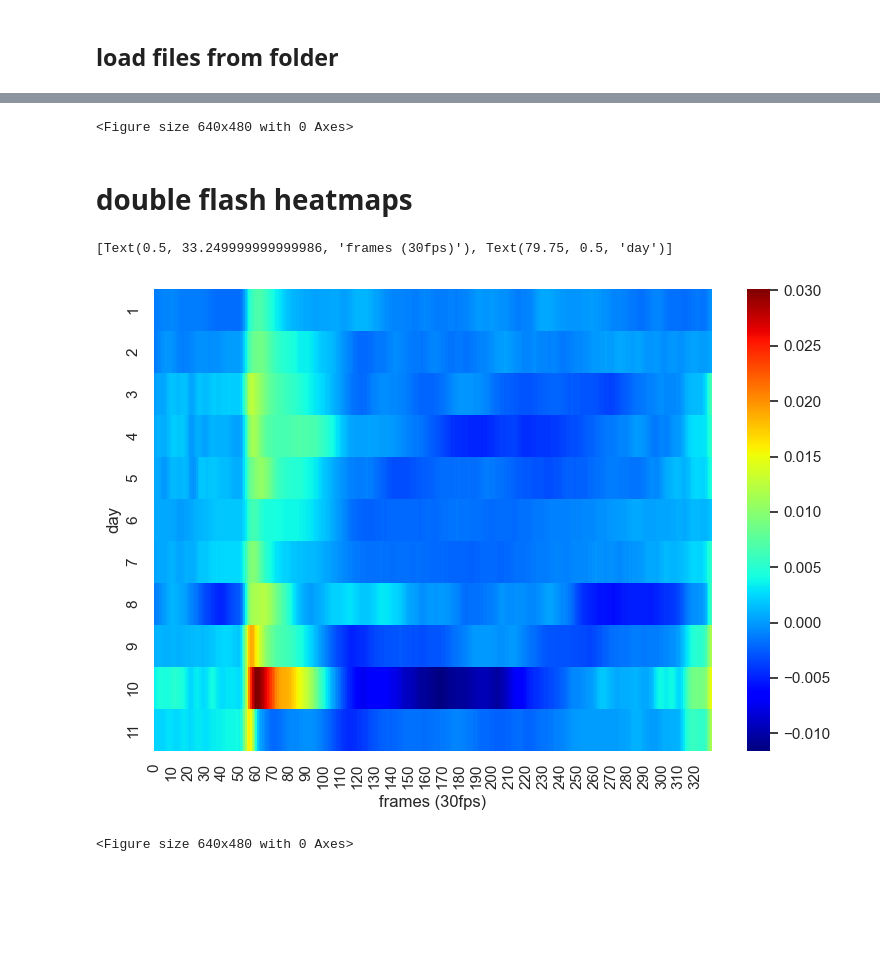
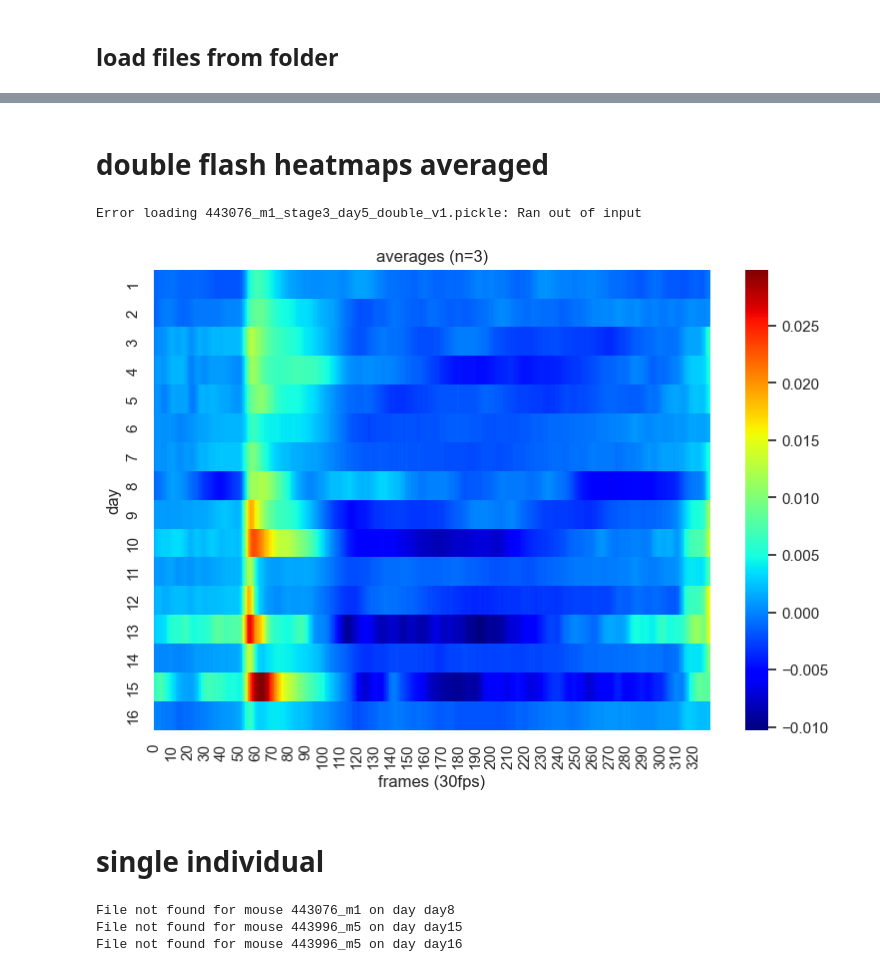
Before and after one commit to ktrap06/corticalanalysis, a Jupyter notebook: Notebook/heatmaps_stage3.ipynb, the cells around one changed output, grey strips where cells are left out. Saved outputs shown, nothing was run; the diff lists cells and outputs as text; code cells hidden in the pictures; blank space fills up the shorter version.

Commit message:
individual heatmaps

```diff
--- a/Notebook/heatmaps_stage3.ipynb
+++ b/Notebook/heatmaps_stage3.ipynb
@@ -10,7 +10,8 @@ import os
 import pickle
 import seaborn as sns
 # %%
-number_of_days = 11 #change this values based on number of days
+number_of_days = 16 #change this values based on number of days
+mice = ["443076_m1", "443076_m3", "443996_m5"]
 # %% [markdown]
 ## load files from folder
 # %%
@@ -67,10 +69,5 @@ ax.set(xlabel="frames (30fps)", ylabel="day")
-# %%
-export_path = "X:/Raymond Lab/1_Kai/3_processed_data/4_heatmaps/single_stage3.png"
-plt.savefig(export_path)
-# %% [output]
-<Figure size 640x480 with 0 Axes>
 # %% [markdown]
-# double flash heatmaps
+# double flash heatmaps averaged
 # %%
 def load_day_d(folder_path, day_name):
     d_v1_path = os.path.join(folder_path, "double", "v1")
@@ -86,17 +83,17 @@ all_averages_d = []
 for day in days:
     folder_path = os.path.join(shared_path, day)
     all_averages_d.append(load_day_d(folder_path, day))
+# %% [output]
+Error loading 443076_m1_stage3_day5_double_v1.pickle: Ran out of input
 # %%
 sns.set_theme()
 f, ax = plt.subplots(figsize=(9, 6))
 sns.heatmap(all_averages_d, cmap = "jet")
 ax.set_yticklabels([str(i) for i in range(1, len(all_averages_d) + 1)])
-ax.set(xlabel="frames (30fps)", ylabel="day")
+ax.set(xlabel="frames (30fps)", ylabel="day", title = "averages (n=3)")
+export_path = "X:/Raymond Lab/1_Kai/3_processed_data/4_heatmaps/double_stage3.png"
+plt.savefig(export_path)
 # %% [output]
-[Text(0.5, 33.249999999999986, 'frames (30fps)'), Text(79.75, 0.5, 'day')]
-[figure, old version]
+[figure, new version]
-# %%
-export_path = "X:/Raymond Lab/1_Kai/3_processed_data/4_heatmaps/double_stage3.png"
-plt.savefig(export_path)
-# %% [output]
-<Figure size 640x480 with 0 Axes>
+# %% [markdown]
+# single individual
@@ -102,0 +109,18 @@ plt.savefig(export_path)
+# %%
+one_mice = []
+for mouse in mice:
+    one_mouse = []
+    one_mice.append(one_mouse)
+    for day in days:
+        folder_path = os.path.join(shared_path, day, "single", "v1")
+        file_path = f"{folder_path}/{mouse}_stage3_{day}_single_v1.pickle"
+        try:
+            one_day = load_one_day(file_path)
+            one_mouse.append(one_day)
+        except FileNotFoundError:
+            one_mouse.append(np.zeros(len(one_day)))
+            print(f"File not found for mouse {mouse} on day {day}")
+# %% [output]
+File not found for mouse 443076_m1 on day day8
+File not found for mouse 443996_m5 on day day15
+File not found for mouse 443996_m5 on day day16
```
Also changed, not shown: parts of 7 cells of this notebook, 6 other files.
